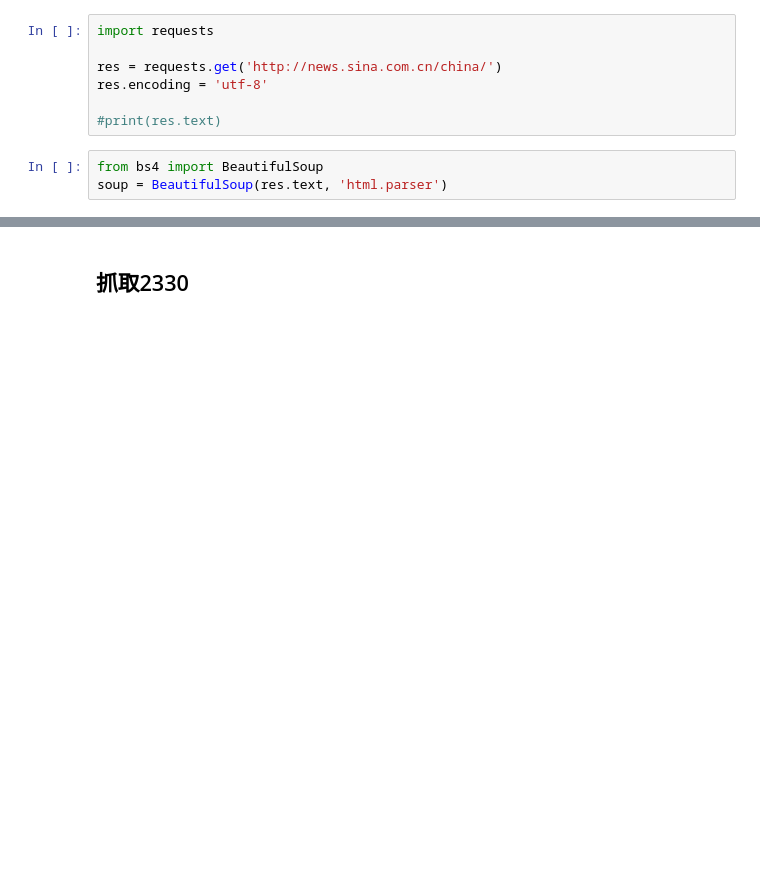
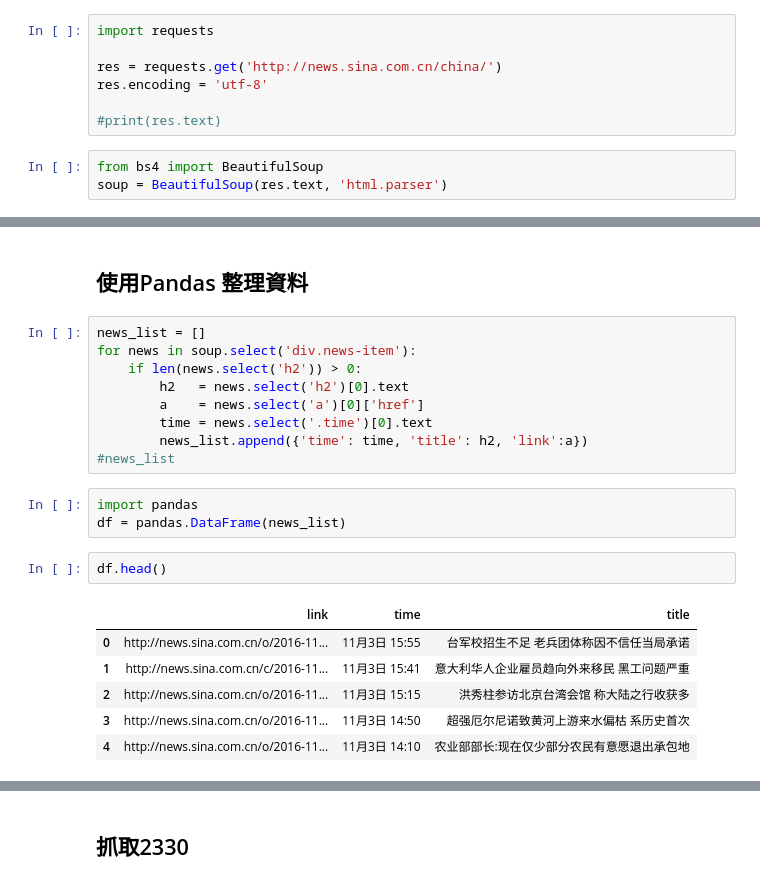
Before and after one commit to ywchiu/pycrawler_sina, a Jupyter notebook: 20161103Demo.ipynb, the cells around one changed output, grey strips where cells are left out. Drawn from its saved outputs; the diff is of its cells as text; blank space fills up the shorter version.

Commit message:
add pandas

```diff
--- a/20161103Demo.ipynb
+++ b/20161103Demo.ipynb
@@ -157,3 +157,26 @@ for news in soup.select('div.news-item'):
 ============================================
 深扒公众号刷量产业链：刷到10万+仅需数百元 http://news.sina.com.cn/c/2016-09-30/doc-ifxwkvys2444908.shtml 9月30日 22:52
 ============================================
+# %% [markdown]
+## 使用Pandas 整理資料
+# %%
+news_list = []
+for news in soup.select('div.news-item'):
+    if len(news.select('h2')) > 0:
+        h2   = news.select('h2')[0].text
+        a    = news.select('a')[0]['href']
+        time = news.select('.time')[0].text
+        news_list.append({'time': time, 'title': h2, 'link':a})
+#news_list
+# %%
+import pandas
+df = pandas.DataFrame(news_list)
+# %%
+df.head()
+# %% [output]
+|  | link | time | title |
+| 0 | http://news.sina.com.cn/o/2016-11... | 11月3日 15:55 | 台军校招生不足 老兵团体称因不信任当局承诺 |
+| 1 | http://news.sina.com.cn/c/2016-11... | 11月3日 15:41 | 意大利华人企业雇员趋向外来移民 黑工问题严重 |
+| 2 | http://news.sina.com.cn/o/2016-11... | 11月3日 15:15 | 洪秀柱参访北京台湾会馆 称大陆之行收获多 |
+| 3 | http://news.sina.com.cn/o/2016-11... | 11月3日 14:50 | 超强厄尔尼诺致黄河上游来水偏枯 系历史首次 |
+| 4 | http://news.sina.com.cn/o/2016-11... | 11月3日 14:10 | 农业部部长:现在仅少部分农民有意愿退出承包地 |
```
Also changed, not shown: parts of 2 cells of this notebook.
